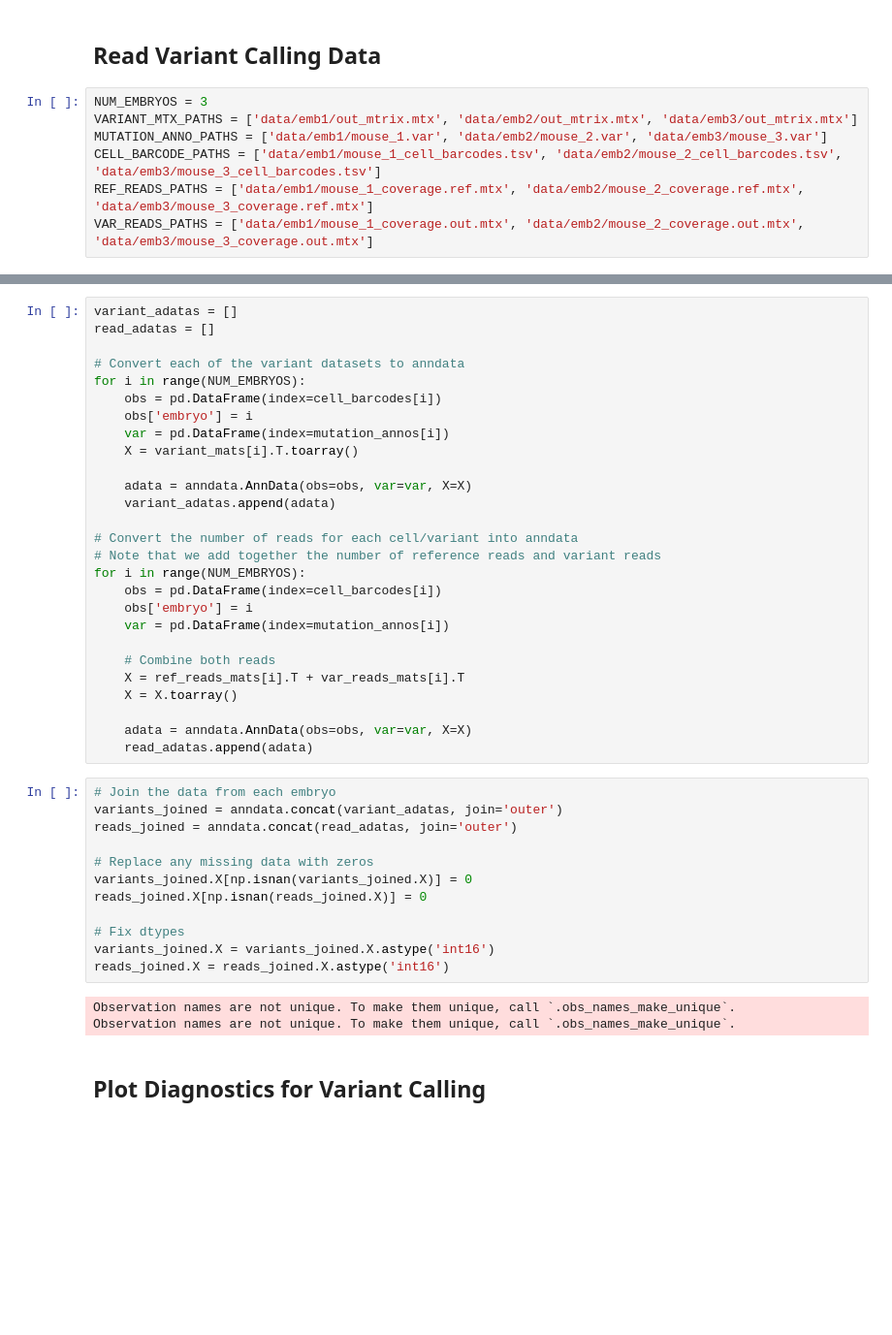
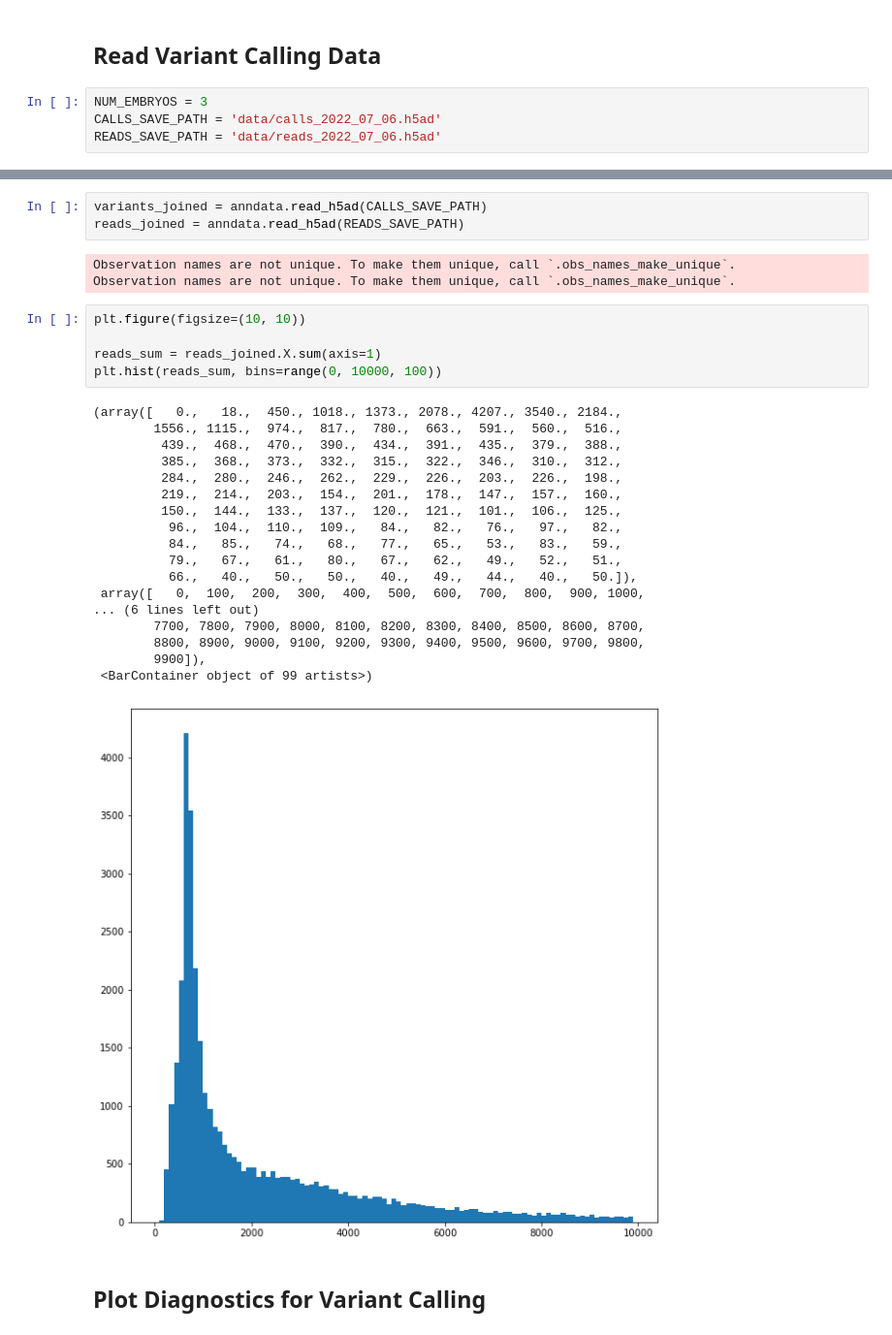
Before and after one commit to bkiyota/SNPBarcodingSimulator, a Jupyter notebook: cluster_embryos_mouse.ipynb, the cells around one changed output, grey strips where cells are left out. Shown: that part at 97% size. Cells and saved outputs as stored; diff of their text form; blank space fills up the shorter version.

Commit message:
Move pre-processing of data into separate file.

```diff
--- a/cluster_embryos_mouse.ipynb
+++ b/cluster_embryos_mouse.ipynb
@@ -14,8 +14,5 @@ import gc
 ## Read Variant Calling Data
 # %%
 NUM_EMBRYOS = 3
-VARIANT_MTX_PATHS = ['data/emb1/out_mtrix.mtx', 'data/emb2/out_mtrix.mtx', 'data/emb3/out_mtrix.mtx']
-MUTATION_ANNO_PATHS = ['data/emb1/mouse_1.var', 'data/emb2/mouse_2.var', 'data/emb3/mouse_3.var']
-CELL_BARCODE_PATHS = ['data/emb1/mouse_1_cell_barcodes.tsv', 'data/emb2/mouse_2_cell_barcodes.tsv', 'data/emb3/mouse_3_cell_barcodes.tsv']
-REF_READS_PATHS = ['data/emb1/mouse_1_coverage.ref.mtx', 'data/emb2/mouse_2_coverage.ref.mtx', 'data/emb3/mouse_3_coverage.ref.mtx']
-VAR_READS_PATHS = ['data/emb1/mouse_1_coverage.out.mtx', 'data/emb2/mouse_2_coverage.out.mtx', 'data/emb3/mouse_3_coverage.out.mtx']
+CALLS_SAVE_PATH = 'data/calls_2022_07_06.h5ad'
+READS_SAVE_PATH = 'data/reads_2022_07_06.h5ad'
@@ -54,45 +19,33 @@ for i in range(NUM_EMBRYOS):
-# %%
-variant_adatas = []
-read_adatas = []
-
-# Convert each of the variant datasets to anndata
-for i in range(NUM_EMBRYOS):
-    obs = pd.DataFrame(index=cell_barcodes[i])
-    obs['embryo'] = i
-    var = pd.DataFrame(index=mutation_annos[i])
-    X = variant_mats[i].T.toarray()
-
-    adata = anndata.AnnData(obs=obs, var=var, X=X)
-    variant_adatas.append(adata)
-
-# Convert the number of reads for each cell/variant into anndata
-# Note that we add together the number of reference reads and variant reads
-for i in range(NUM_EMBRYOS):
-    obs = pd.DataFrame(index=cell_barcodes[i])
-    obs['embryo'] = i
-    var = pd.DataFrame(index=mutation_annos[i])
-
-    # Combine both reads
-    X = ref_reads_mats[i].T + var_reads_mats[i].T
-    X = X.toarray()
-
-    adata = anndata.AnnData(obs=obs, var=var, X=X)
-    read_adatas.append(adata)
-# %%
-# Join the data from each embryo
-variants_joined = anndata.concat(variant_adatas, join='outer')
-reads_joined = anndata.concat(read_adatas, join='outer')
-
-# Replace any missing data with zeros
-variants_joined.X[np.isnan(variants_joined.X)] = 0
-reads_joined.X[np.isnan(reads_joined.X)] = 0
-
-# Fix dtypes
-variants_joined.X = variants_joined.X.astype('int16')
-reads_joined.X = reads_joined.X.astype('int16')
-# %% [output]
-Observation names are not unique. To make them unique, call `.obs_names_make_unique`.
-Observation names are not unique. To make them unique, call `.obs_names_make_unique`.
+# %%
+variants_joined = anndata.read_h5ad(CALLS_SAVE_PATH)
+reads_joined = anndata.read_h5ad(READS_SAVE_PATH)
+# %% [output]
+Observation names are not unique. To make them unique, call `.obs_names_make_unique`.
+Observation names are not unique. To make them unique, call `.obs_names_make_unique`.
+# %%
+plt.figure(figsize=(10, 10))
+
+reads_sum = reads_joined.X.sum(axis=1)
+plt.hist(reads_sum, bins=range(0, 10000, 100))
+# %% [output]
+(array([   0.,   18.,  450., 1018., 1373., 2078., 4207., 3540., 2184.,
+        1556., 1115.,  974.,  817.,  780.,  663.,  591.,  560.,  516.,
+         439.,  468.,  470.,  390.,  434.,  391.,  435.,  379.,  388.,
+         385.,  368.,  373.,  332.,  315.,  322.,  346.,  310.,  312.,
+         284.,  280.,  246.,  262.,  229.,  226.,  203.,  226.,  198.,
+         219.,  214.,  203.,  154.,  201.,  178.,  147.,  157.,  160.,
+         150.,  144.,  133.,  137.,  120.,  121.,  101.,  106.,  125.,
+          96.,  104.,  110.,  109.,   84.,   82.,   76.,   97.,   82.,
+          84.,   85.,   74.,   68.,   77.,   65.,   53.,   83.,   59.,
+          79.,   67.,   61.,   80.,   67.,   62.,   49.,   52.,   51.,
+          66.,   40.,   50.,   50.,   40.,   49.,   44.,   40.,   50.]),
+ array([   0,  100,  200,  300,  400,  500,  600,  700,  800,  900, 1000,
+... (6 lines left out)
+        7700, 7800, 7900, 8000, 8100, 8200, 8300, 8400, 8500, 8600, 8700,
+        8800, 8900, 9000, 9100, 9200, 9300, 9400, 9500, 9600, 9700, 9800,
+        9900]),
+ <BarContainer object of 99 artists>)
+[figure, added]
 # %% [markdown]
 ## Plot Diagnostics for Variant Calling
 # %%
```
Also changed, not shown: parts of 17 cells of this notebook, 1 other file.
